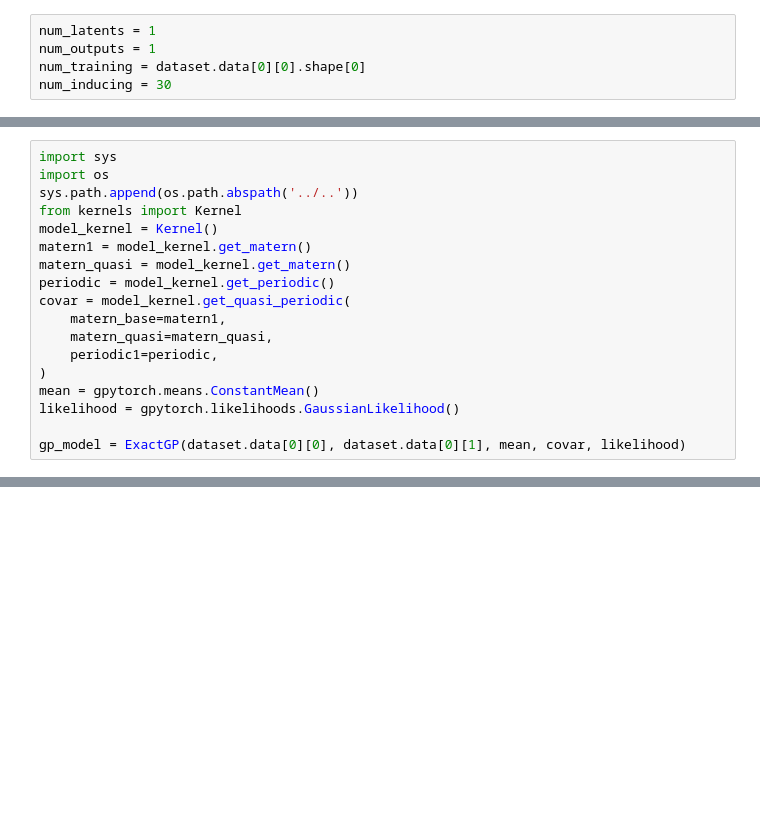
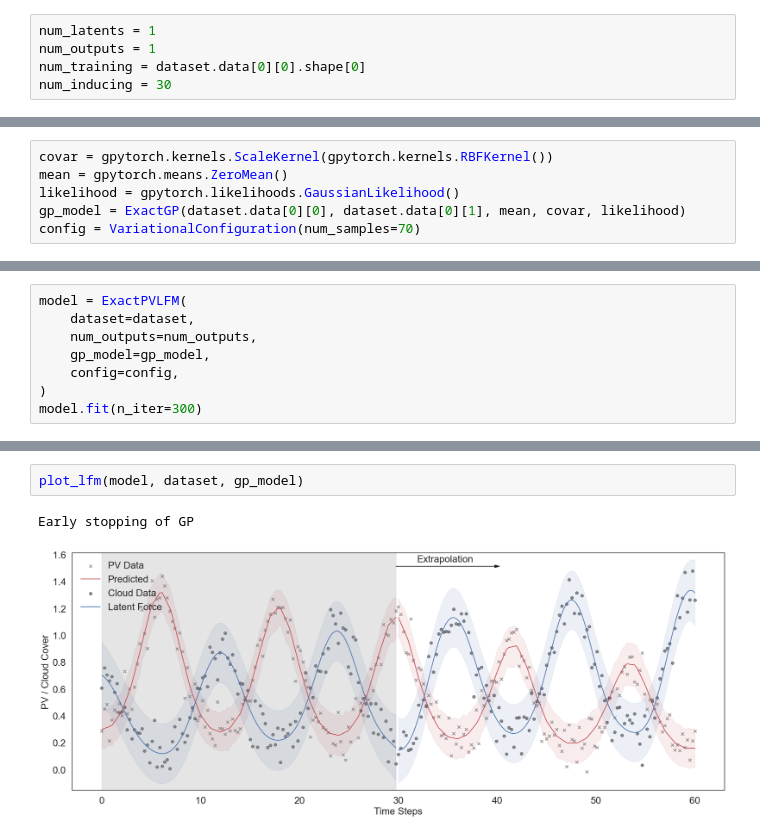
Before and after one commit to eirikbaekkelund/Dissertation, a Jupyter notebook: examples/docs/synthetic_lfm.ipynb, the cells around one changed output, grey strips where cells are left out. Cells and saved outputs as stored; diff of their text form; blank space fills up the shorter version.

```diff
--- a/examples/docs/synthetic_lfm.ipynb
+++ b/examples/docs/synthetic_lfm.ipynb
@@ -125,18 +30,6 @@ class ExactGP(gpytorch.models.ExactGP):
 # %%
-import sys
-import os
-sys.path.append(os.path.abspath('../..'))
-from kernels import Kernel
-model_kernel = Kernel()
-matern1 = model_kernel.get_matern()
-matern_quasi = model_kernel.get_matern()
-periodic = model_kernel.get_periodic()
-covar = model_kernel.get_quasi_periodic(
-    matern_base=matern1,
-    matern_quasi=matern_quasi,
-    periodic1=periodic,
-)
-mean = gpytorch.means.ConstantMean()
+covar = gpytorch.kernels.ScaleKernel(gpytorch.kernels.RBFKernel())
+mean = gpytorch.means.ZeroMean()
 likelihood = gpytorch.likelihoods.GaussianLikelihood()
-
 gp_model = ExactGP(dataset.data[0][0], dataset.data[0][1], mean, covar, likelihood)
+config = VariationalConfiguration(num_samples=70)
@@ -331,0 +36,8 @@ class PVLFM(nn.Module):
+# %%
+model = ExactPVLFM(
+    dataset=dataset,
+    num_outputs=num_outputs,
+    gp_model=gp_model,
+    config=config,
+)
+model.fit(n_iter=300)
@@ -332 +62,6 @@ class PVLFM(nn.Module):
+# %%
+plot_lfm(model, dataset, gp_model)
+# %% [output]
+Early stopping of GP
+[figure, added]
 # %%
```
Also changed, not shown: parts of 11 cells of this notebook, 11 other files.
